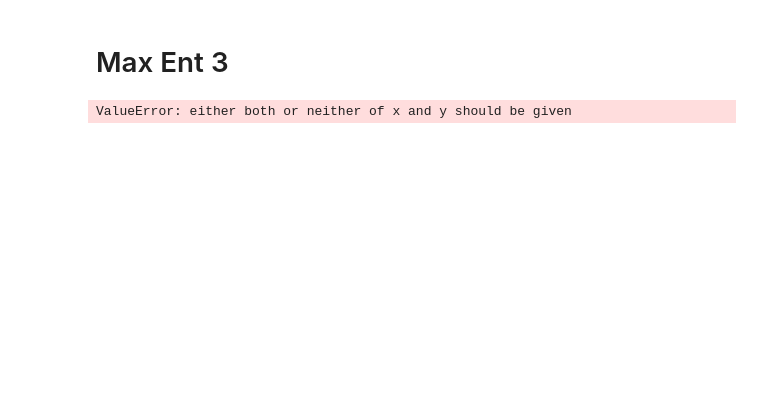
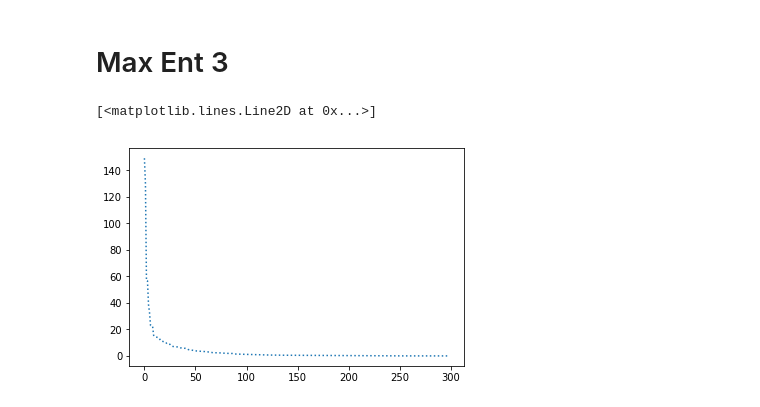
Before and after one commit to Agos95/ComplexSyst, a Jupyter notebook: 01/Exercise.ipynb, the cells around one changed output. Drawn from its saved outputs; the diff is of its cells as text; code cells hidden in the pictures; blank space fills up the shorter version.

```diff
--- a/01/Exercise.ipynb
+++ b/01/Exercise.ipynb
@@ -362,5 +371,13 @@ average_abundance = abundance_matrix.mean(axis=0)
 std_abundance     = abundance_matrix.std(axis=0)
 sel = average_abundance-std_abundance > 0
 selection = abundance_matrix.copy()
+selection = selection[:,sel]
+cov = np.cov(selection, rowvar=False)
+M = np.linalg.inv(cov)
+M_zero_diag = M.copy()
+np.fill_diagonal(M_zero_diag, 0)
-# %% [output]
-ValueError: either both or neither of x and y should be given
+# %%
+plt.plot(np.flip(np.sort(average_abundance)), ":")
+# %% [output]
+[<matplotlib.lines.Line2D at 0x...>]
+[figure, added]
```
Also changed, not shown: parts of 15 cells of this notebook.
